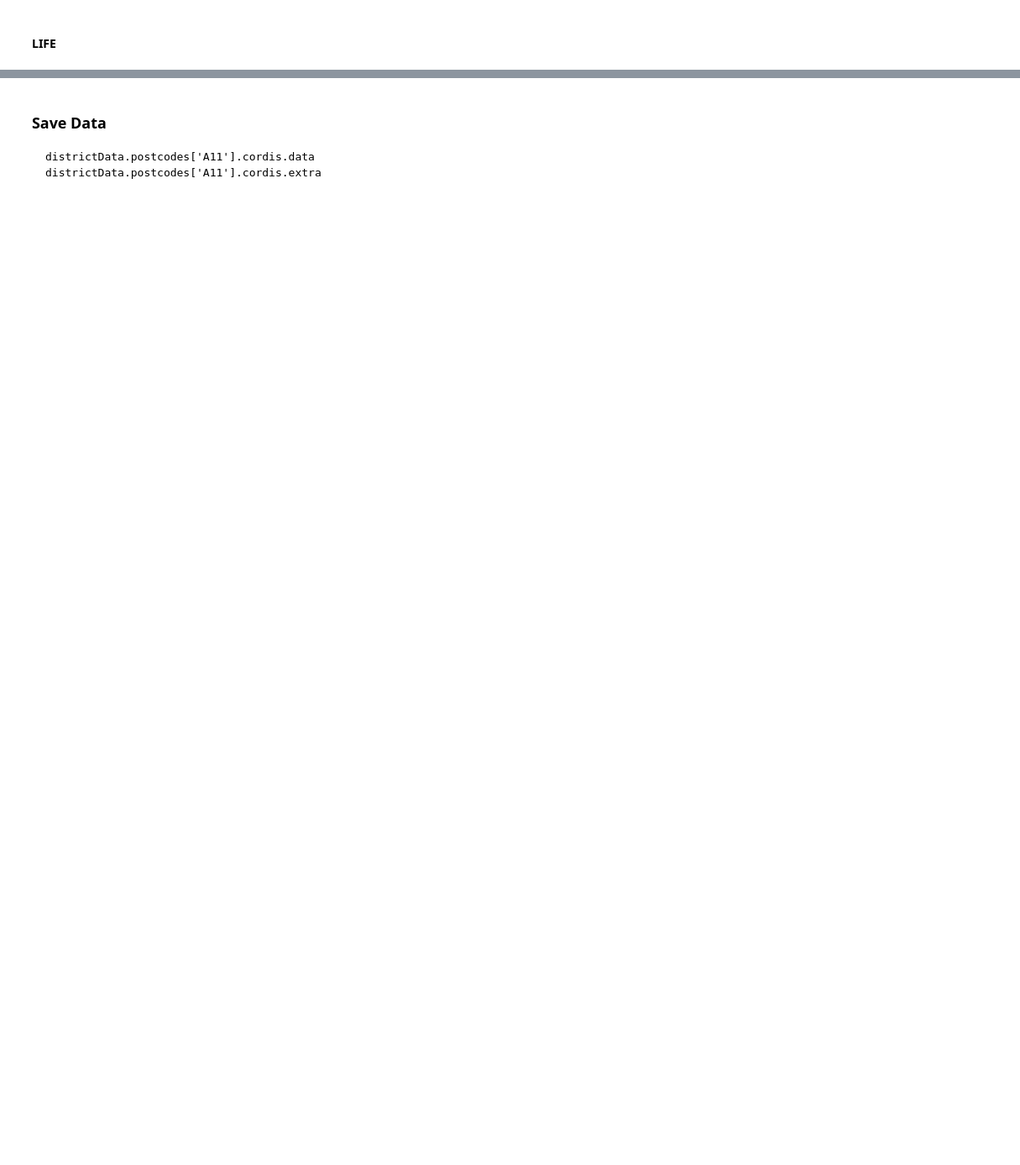
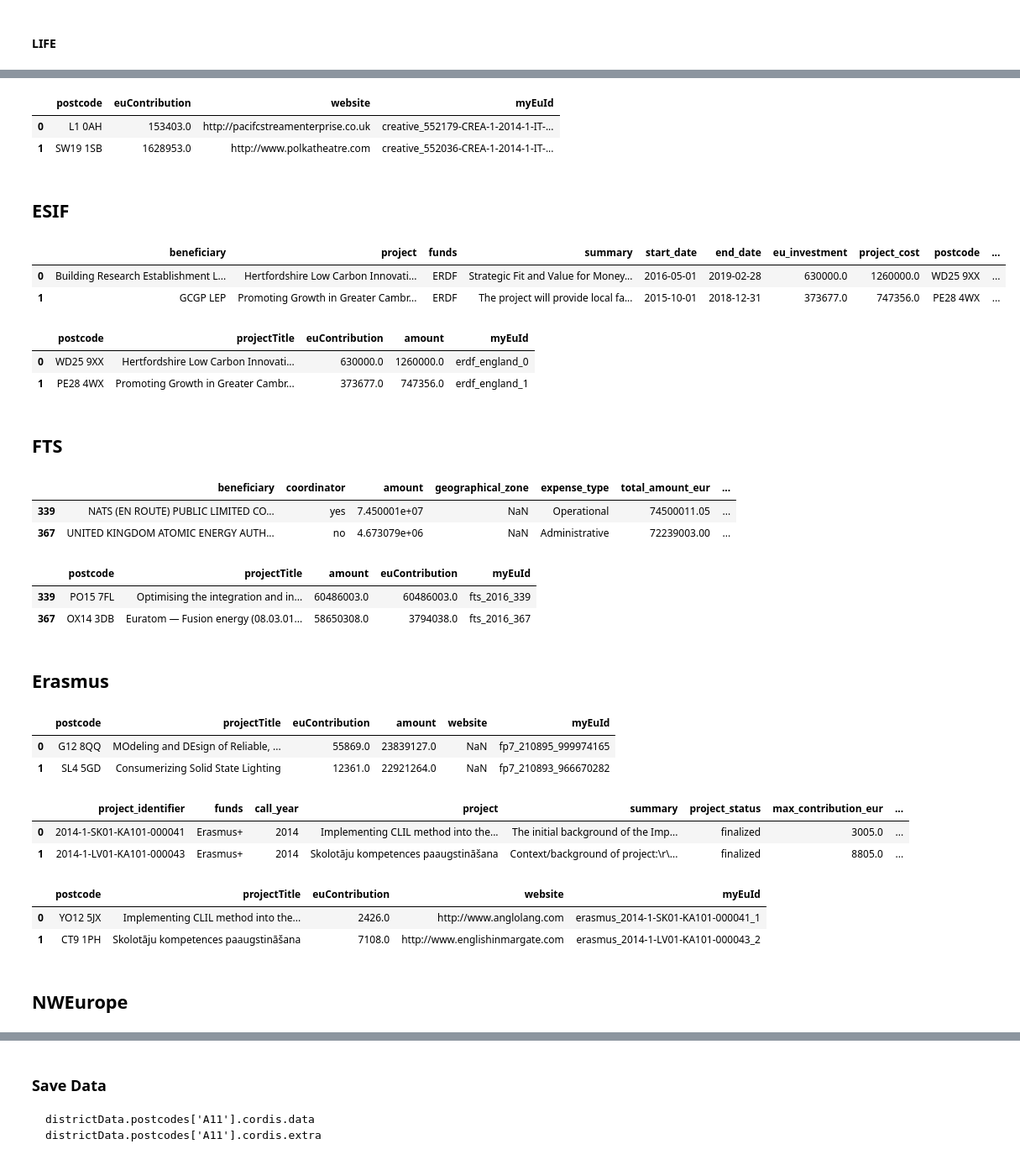
Before and after one commit to TechForUK/my_eu, a Jupyter notebook: data/map/build_map.ipynb, the cells around one changed output, grey strips where cells are left out. Shown at 84% size. Saved outputs shown, nothing was run; the diff lists cells and outputs as text; code cells hidden in the pictures; blank space fills up the shorter version.

```diff
--- a/data/map/build_map.ipynb
+++ b/data/map/build_map.ipynb
@@ -722,0 +1013,14 @@ life_district_data.head()
+# %%
+full_data_creative.head(2)
+# %% [output]
+|  | postcode | euContribution | website | myEuId |
+| 0 | L1 0AH | 153403.0 | http://pacifcstreamenterprise.co.uk | creative_552179-CREA-1-2014-1-IT-... |
+| 1 | SW19 1SB | 1628953.0 | http://www.polkatheatre.com | creative_552036-CREA-1-2014-1-IT-... |
+# %% [markdown]
+## ESIF
+# %%
+esif.head(2)
+# %% [output]
+|  | beneficiary | project | funds | summary | start_date | end_date | eu_investment | project_cost | postcode | ... |
+| 0 | Building Research Establishment L... | Hertfordshire Low Carbon Innovati... | ERDF | Strategic Fit and Value for Money... | 2016-05-01 | 2019-02-28 | 630000.0 | 1260000.0 | WD25 9XX | ... |
+| 1 | GCGP LEP | Promoting Growth in Greater Cambr... | ERDF | The project will provide local fa... | 2015-10-01 | 2018-12-31 | 373677.0 | 747356.0 | PE28 4WX | ... |
@@ -722,0 +1036,14 @@ life_district_data.head()
+# %%
+full_data_esif.head(2)
+# %% [output]
+|  | postcode | projectTitle | euContribution | amount | myEuId |
+| 0 | WD25 9XX | Hertfordshire Low Carbon Innovati... | 630000.0 | 1260000.0 | erdf_england_0 |
+| 1 | PE28 4WX | Promoting Growth in Greater Cambr... | 373677.0 | 747356.0 | erdf_england_1 |
+# %% [markdown]
+## FTS
+# %%
+fts.head(2)
+# %% [output]
+|  | beneficiary | coordinator | amount | geographical_zone | expense_type | total_amount_eur | ... |
+| 339 | NATS (EN ROUTE) PUBLIC LIMITED CO... | yes | 7.450001e+07 | NaN | Operational | 74500011.05 | ... |
+| 367 | UNITED KINGDOM ATOMIC ENERGY AUTH... | no | 4.673079e+06 | NaN | Administrative | 72239003.00 | ... |
@@ -722,0 +1059,20 @@ life_district_data.head()
+# %%
+full_data_fts.head(2)
+# %% [output]
+|  | postcode | projectTitle | amount | euContribution | myEuId |
+| 339 | PO15 7FL | Optimising the integration and in... | 60486003.0 | 60486003.0 | fts_2016_339 |
+| 367 | OX14 3DB | Euratom — Fusion energy (08.03.01... | 58650308.0 | 3794038.0 | fts_2016_367 |
+# %% [markdown]
+## Erasmus
+# %%
+full_data_cordis.head(2)
+# %% [output]
+|  | postcode | projectTitle | euContribution | amount | website | myEuId |
+| 0 | G12 8QQ | MOdeling and DEsign of Reliable, ... | 55869.0 | 23839127.0 | NaN | fp7_210895_999974165 |
+| 1 | SL4 5GD | Consumerizing Solid State Lighting | 12361.0 | 22921264.0 | NaN | fp7_210893_966670282 |
+# %%
+erasmus.head(2)
+# %% [output]
+|  | project_identifier | funds | call_year | project | summary | project_status | max_contribution_eur | ... |
+| 0 | 2014-1-SK01-KA101-000041 | Erasmus+ | 2014 | Implementing CLIL method into the... | The initial background of the Imp... | finalized | 3005.0 | ... |
+| 1 | 2014-1-LV01-KA101-000043 | Erasmus+ | 2014 | Skolotāju kompetences paaugstināšana | Context/background of project:\r\... | finalized | 8805.0 | ... |
@@ -722,0 +1088,8 @@ life_district_data.head()
+# %%
+full_data_erasmus.head(2)
+# %% [output]
+|  | postcode | projectTitle | euContribution | website | myEuId |
+| 0 | YO12 5JX | Implementing CLIL method into the... | 2426.0 | http://www.anglolang.com | erasmus_2014-1-SK01-KA101-000041_1 |
+| 1 | CT9 1PH | Skolotāju kompetences paaugstināšana | 7108.0 | http://www.englishinmargate.com | erasmus_2014-1-LV01-KA101-000043_2 |
+# %% [markdown]
+## NWEurope
```
Also changed, not shown: parts of 92 cells of this notebook, 17 other files.
